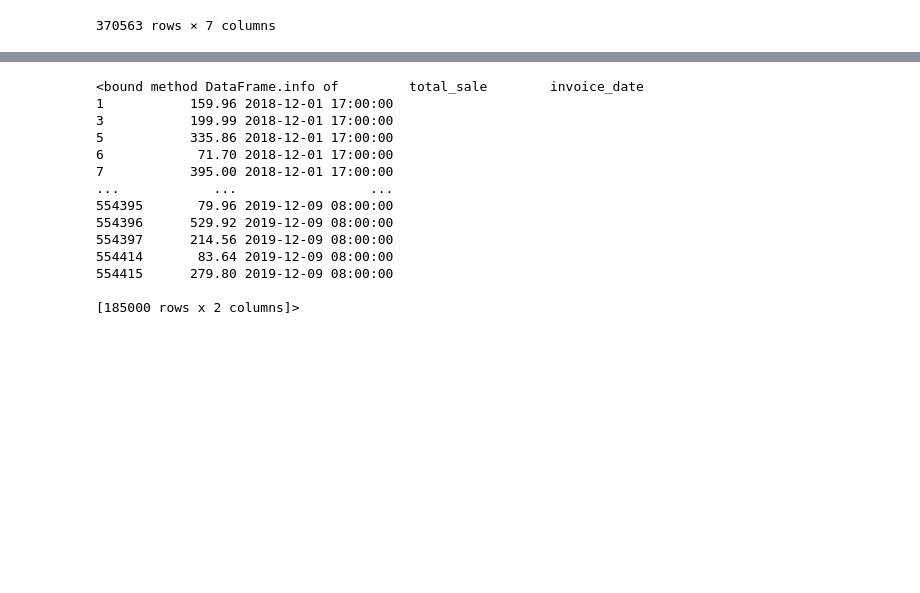
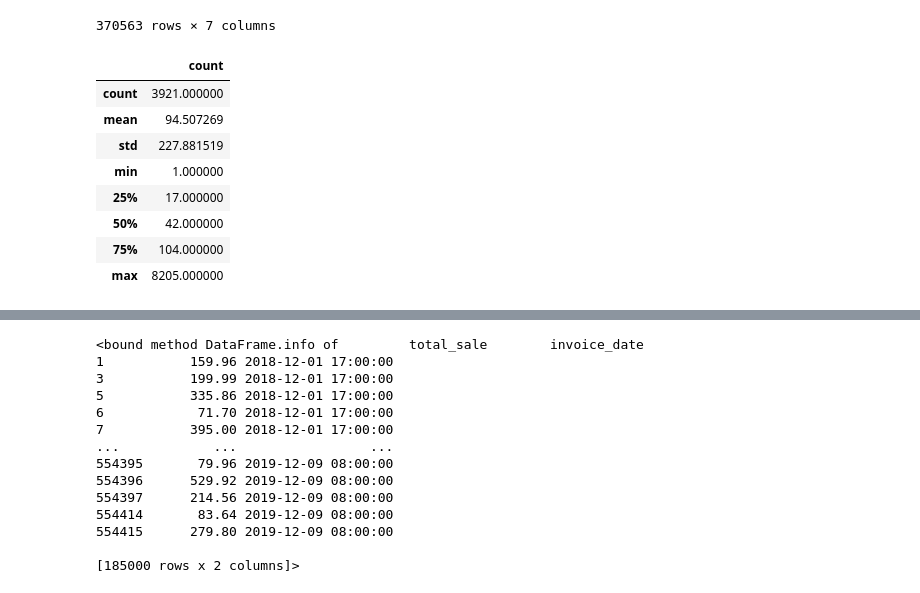
Before and after one commit to Jacopo-Spadon/E-Commerce, a Jupyter notebook: Ecom20tooDE.ipynb, the cells around one changed output, grey strips where cells are left out. Saved outputs shown, nothing was run; the diff lists cells and outputs as text; code cells hidden in the pictures; blank space fills up the shorter version.

```diff
--- a/Ecom20tooDE.ipynb
+++ b/Ecom20tooDE.ipynb
@@ -193,3 +193,17 @@ df_domestic
 | 554415 | smartphone | 78581475 | 13.99 | 279.80 | 2019-12-09 08:00:00 | 13069 | Germany |
 | 554416 | smartphone | 78581475 | 59.00 | 708.00 | 2019-12-09 08:00:00 | 13069 | Germany |
 370563 rows × 7 columns
+# %%
+c_invoice=df_domestic.groupby('CustomerID')['InvoiceNo'].agg(['count']).sort_values(by=['count'], ascending=False)
+
+c_invoice.describe()
+# %% [output]
+|  | count |
+| count | 3921.000000 |
+| mean | 94.507269 |
+| std | 227.881519 |
+| min | 1.000000 |
+| 25% | 17.000000 |
+| 50% | 42.000000 |
+| 75% | 104.000000 |
+| max | 8205.000000 |
```
Also changed, not shown: parts of 8 cells of this notebook.
